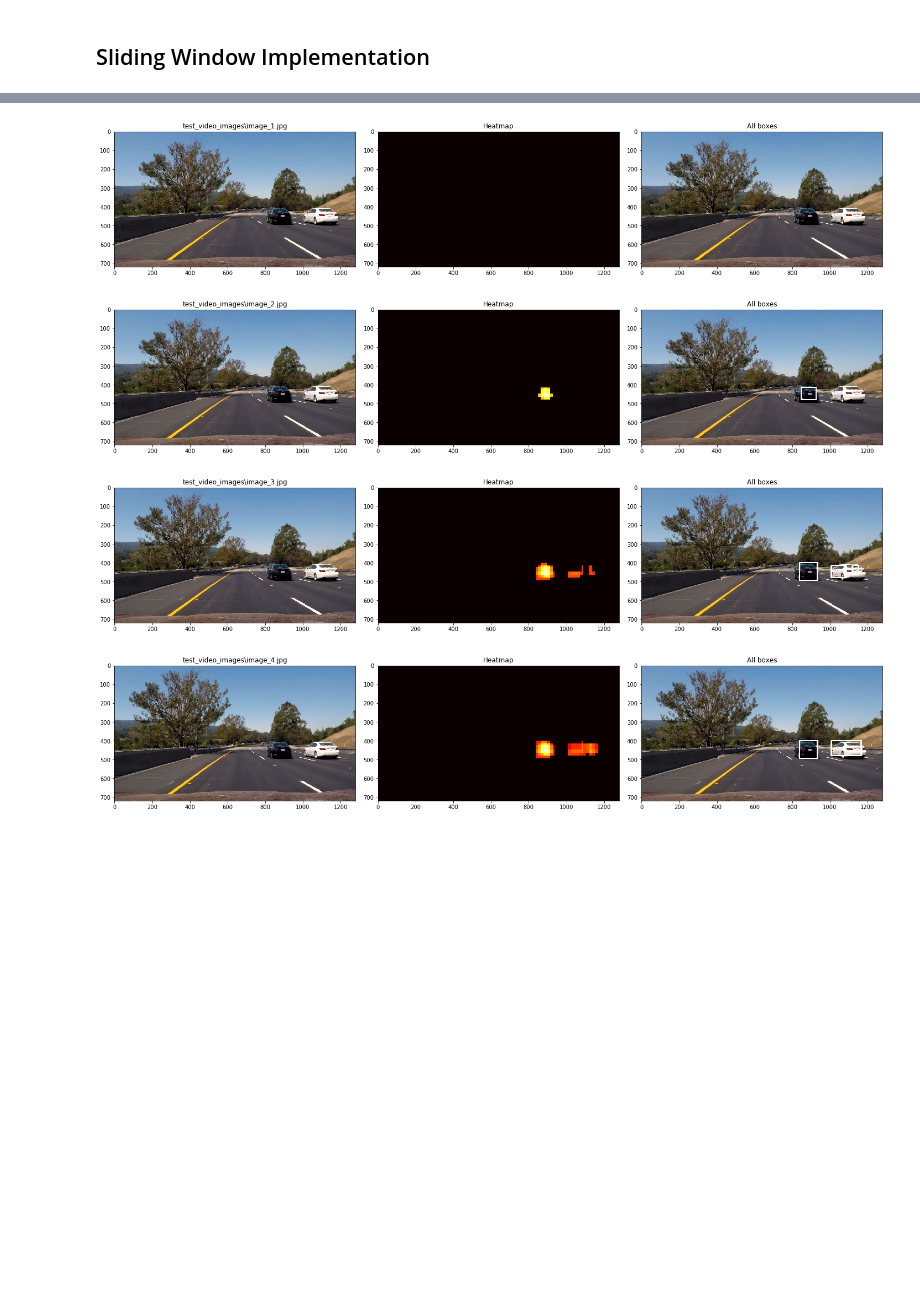
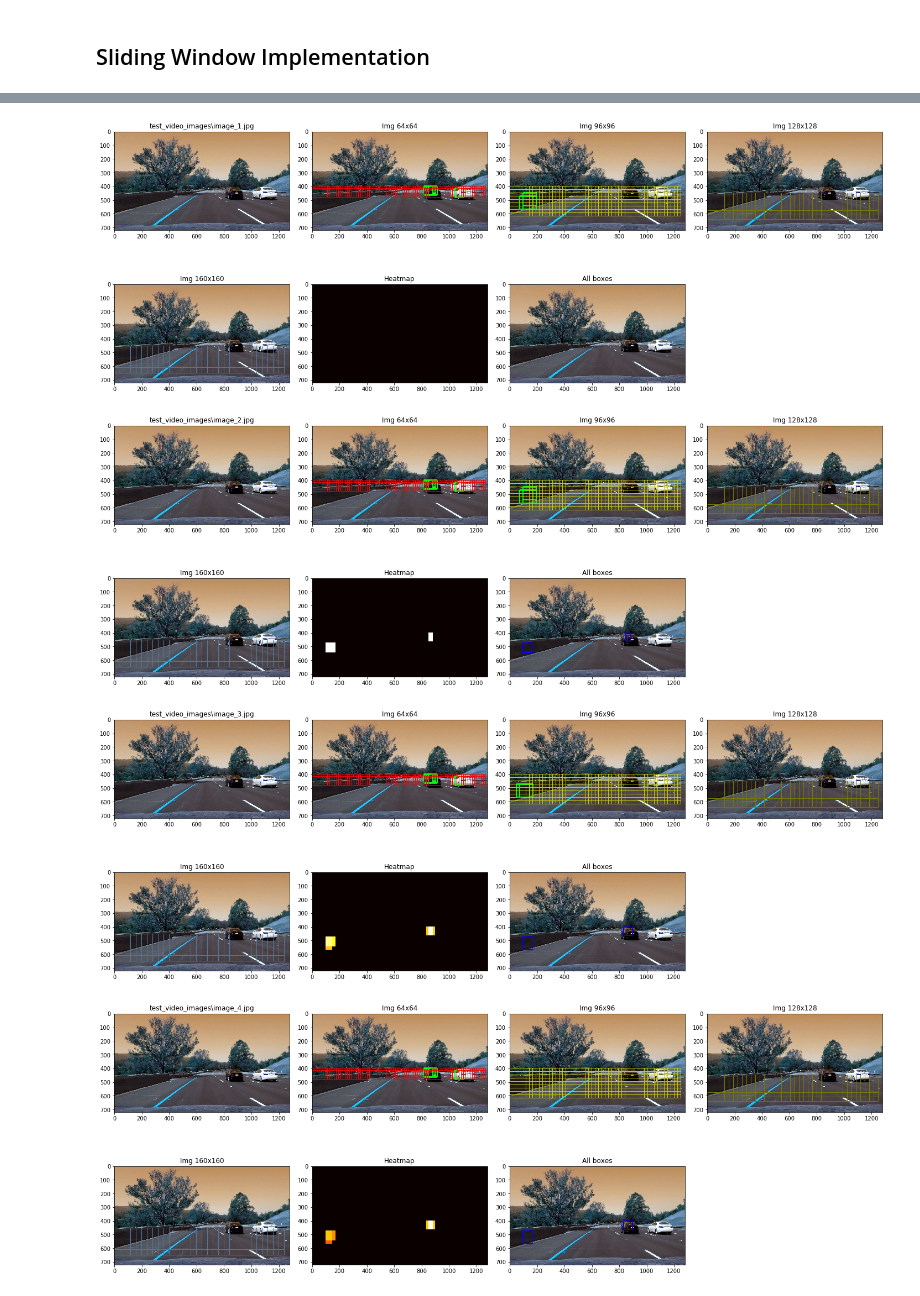
Before and after one commit to rudi77/sdc, a Jupyter notebook: project5/exploration.ipynb, the cells around one changed output, grey strips where cells are left out. Cells and saved outputs as stored; diff of their text form; code cells hidden in the pictures; blank space fills up the shorter version.

```diff
--- a/project5/exploration.ipynb
+++ b/project5/exploration.ipynb
@@ -324,7 +325,7 @@ joblib.dump(clf, 'svm_tuned_model.pkl')
 clf.best_params_
 # %%
 # load model
-clf = joblib.load('svm_tuned_model_8_2_7.pkl')
+clf = joblib.load('svm_dataset_8_2_6_3_32.pkl')
 # %% [markdown]
 ## Train a Descision Tree
 # %% [markdown]
@@ -394,7 +394,7 @@ def find_cars(img, classifier, scale=1, ystart=400, ystop=656, orient=6, pix_per
         imshape = img_tosearch.shape
         img_tosearch = cv2.resize(img_tosearch, (np.int(imshape[1]/scale), np.int(imshape[0]/scale)))
 
-    img_gray = cv2.cvtColor(img_tosearch, cv2.COLOR_RGB2GRAY)
+    img_gray = cv2.cvtColor(img_tosearch, cv2.COLOR_BGR2GRAY)
 
     # Define blocks and steps as above
     nxblocks = (img_gray.shape[1] // pix_per_cell) - cell_per_block + 1
@@ -425,13 +425,16 @@ def find_cars(img, classifier, scale=1, ystart=400, ystop=656, orient=6, pix_per
             ytop = ypos*pix_per_cell
 
             # Extract color features
-            #col_img = img_tosearch[ytop:ytop+window, xleft:xleft+window]
-            #_, _, _, _, col_features =
+            _, _, _, _, col_features = color_hist(img_tosearch[ytop:ytop+window, xleft:xleft+window])
 
             # Extract the image patch
             subimg = cv2.resize(img_gray[ytop:ytop+window, xleft:xleft+window], (64,64))
 
-            test_prediction = classifier.predict(hog_features.reshape(1, -1))
+            # predict
+            features_all = np.concatenate([hog_features, col_features]).astype(np.float64)
+            feature_scaler = StandardScaler().fit(features_all)
+            scaled_features = feature_scaler.transform(features_all)
+            test_prediction = classifier.predict(scaled_features)
 
             if test_prediction == 1:
                 xbox_left = np.int(xleft*scale)
@@ -485,23 +488,29 @@ def draw_labeled_bboxes(img, labels):
 # %%
 import collections
 # stores boxes of the last n frames
-box_deque = collections.deque(maxlen=5)
+box_deque = collections.deque(maxlen=10)
 
 
-search_windows = [(1,   [400, 500],  "Img 64x64"),   # 64x64
-                  (1.5, [400, 656],  "Img 96x96"),   # 96x96
-                  (2,   [450, 700],  "Img 128x128"),   # 128x128
-                  (2.5, [450, None], "Img 160x160")]  # 160x160
+search_windows = [(1,   [400, 500],  "Img 64x64", [(0,255,0), (255,0,0)]),   # 64x64
+                  (1.5, [400, 656],  "Img 96x96", [(0,255,0), (200,200,0)]),   # 96x96
+                  (2,   [450, 700],  "Img 128x128",[(0,255,0), (120,120,0)]),   # 128x128
+                  (2.5, [450, None], "Img 160x160",[(0,255,0), (80,120,160)])]  # 160x160
 
-def process_image(img, plot=False):
+def process_image(image, plot=False, convert=True):
     global box_deque
+
+    if convert:
+        img = image.copy()
+        img = cv2.cvtColor(img, cv2.COLOR_RGB2BGR)
+    else:
+        img = image
 
     heat = np.zeros_like(img[:,:,0]).astype(np.float)
 
     box_list = []
     images_with_boxes = []
     for sw in search_windows:
-        img_hog, boxes, _ = find_cars(img, clf, orient=7, scale=sw[0], ystart=sw[1][0], ystop=sw[1][1])
+        img_hog, boxes, _ = find_cars(img, clf, orient=7, scale=sw[0], ystart=sw[1][0], ystop=sw[1][1], colors=sw[3])
         if len(boxes) > 0:
             box_list.extend(boxes)
         images_with_boxes.append(img_hog)
@@ -516,7 +525,7 @@ def process_image(img, plot=False):
     heat = add_heat(heat,all_boxes)
 
     # Apply threshold to help remove false positives
-    heat = apply_threshold(heat,10)
+    heat = apply_threshold(heat,5)
 
     # Visualize the heatmap when displaying
     heatmap = np.clip(heat, 0, 255)
@@ -526,7 +535,7 @@ def process_image(img, plot=False):
     labels = label(heatmap)
     draw_img = draw_labeled_bboxes(np.copy(img), labels)
 
-    show_all = False
+    show_all = True
 
     if plot == True:
         fig = plt.figure(figsize=(20,8))
@@ -568,12 +577,12 @@ def process_image(img, plot=False):
             plt.title('All boxes')
             fig.tight_layout()
 
-    return draw_img
+    return draw_img if not convert else cv2.cvtColor(draw_img, cv2.COLOR_BGR2RGB)
 # %%
 test_video_images = glob.glob('test_video_images/*.jpg')
 test_video_images.sort(key=os.path.getmtime)
 
 for img_name in test_video_images[0:5]:
-    img = mpimg.imread(img_name)
-    process_image(img, plot=True)
+    img = cv2.imread(img_name)
+    process_image(img, plot=True, convert=False)
 # %% [output]
@@ -582,4 +589,4 @@ C:\Users\rudi\Anaconda3\lib\site-packages\skimage\feature\_hog.py:119: skimage_d
-[figure, old version]
+[figure, new version]
-[figure, old version]
+[figure, new version]
-[figure, old version]
+[figure, new version]
-[figure, old version]
+[figure, new version]
```
Also changed, not shown: parts of 7 cells of this notebook, 2 other files.
